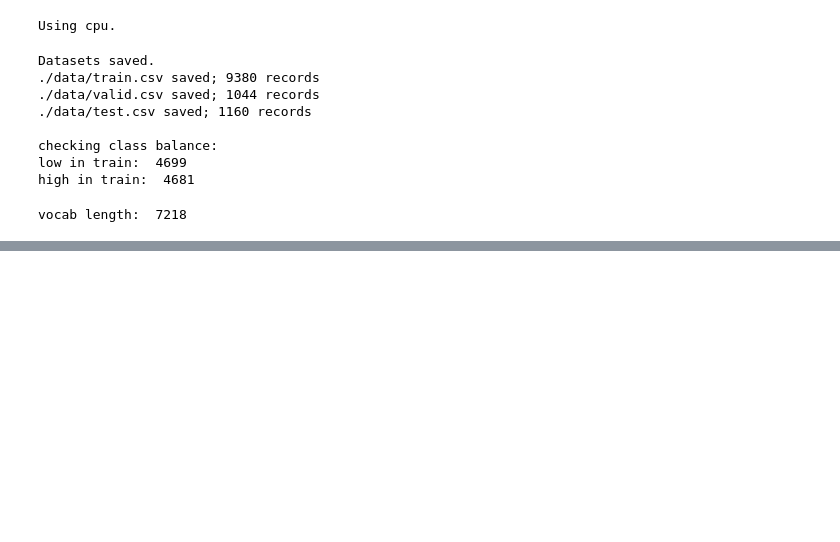
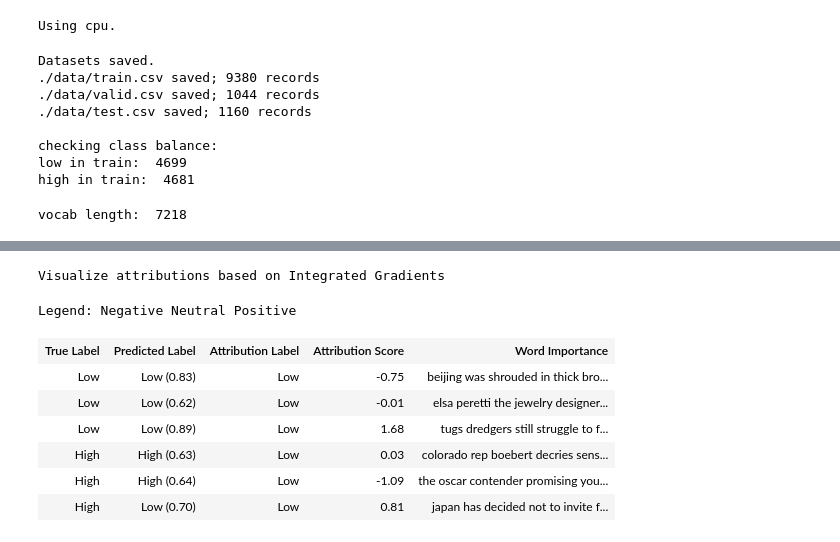
Before and after one commit to advanced-ml-project/project, a Jupyter notebook: rnn_model.ipynb, the cells around one changed output, grey strips where cells are left out. Drawn from its saved outputs; the diff is of its cells as text; code cells hidden in the pictures; blank space fills up the shorter version.

```diff
--- a/rnn_model.ipynb
+++ b/rnn_model.ipynb
@@ -131,0 +224,13 @@ weighted avg     0.6071    0.6052    0.6032      1160
+# %%
+print('Visualize attributions based on Integrated Gradients')
+_ = visualization.visualize_text(vis_data_records_ig)
+# %% [output]
+Visualize attributions based on Integrated Gradients
+Legend: Negative Neutral Positive
+| True Label | Predicted Label | Attribution Label | Attribution Score | Word Importance |
+| Low | Low (0.83) | Low | -0.75 | beijing was shrouded in thick bro... |
+| Low | Low (0.62) | Low | -0.01 | elsa peretti the jewelry designer... |
+| Low | Low (0.89) | Low | 1.68 | tugs dredgers still struggle to f... |
+| High | High (0.63) | Low | 0.03 | colorado rep boebert decries sens... |
+| High | High (0.64) | Low | -1.09 | the oscar contender promising you... |
+| High | Low (0.70) | Low | 0.81 | japan has decided not to invite f... |
```
Also changed, not shown: parts of 9 cells of this notebook.
